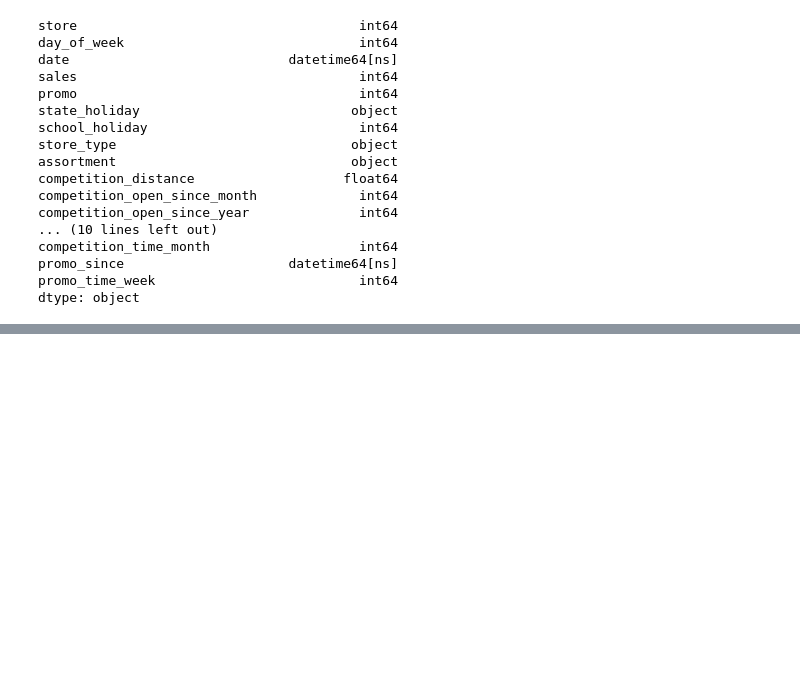
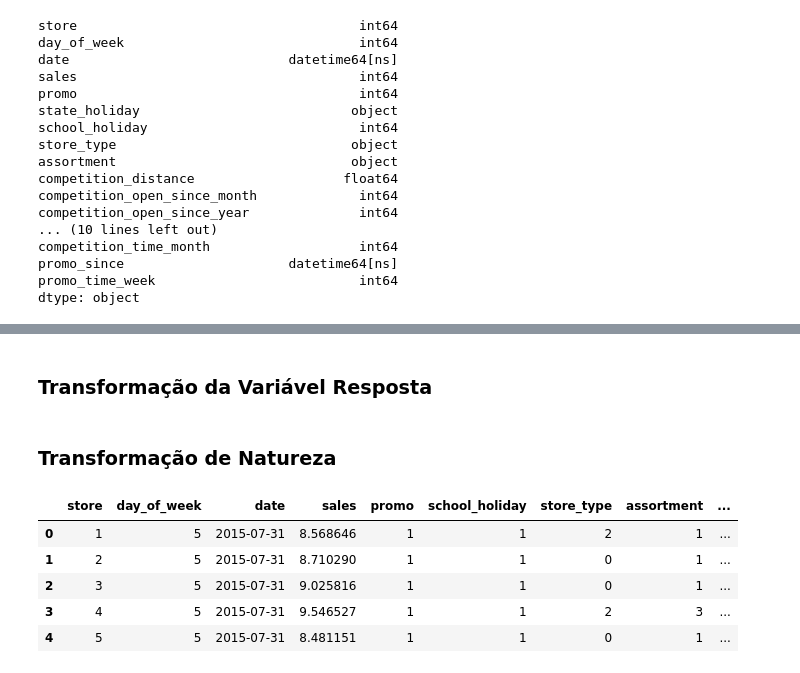
Before and after one commit to phfreitass/rossaman-sales-forecast, a Jupyter notebook: notebooks/1.0.ph_rossmann_store_sales.ipynb, the cells around one changed output, grey strips where cells are left out. Saved outputs shown, nothing was run; the diff lists cells and outputs as text; code cells hidden in the pictures; blank space fills up the shorter version.

Commit message:
Preparação dos dados - Transformação

```diff
--- a/notebooks/1.0.ph_rossmann_store_sales.ipynb
+++ b/notebooks/1.0.ph_rossmann_store_sales.ipynb
@@ -1369,0 +1374,54 @@ df5['year'] = mms.fit_transform( df5[['year']].values )
+# %%
+# state_holiday - One Hot Enconding
+# One Hot Encoding é utilizado para converter a variável categórica 'state_holiday' em variáveis dummy.
+# Isso cria novas colunas binárias (0 ou 1) para cada categoria, permitindo que o modelo trate essas categorias de forma numérica.
+df5 = pd.get_dummies( df5, prefix=['state_holiday'], columns=['state_holiday'] )
+
+# store_type - Label Encoding
+# Label Encoding é aplicado à variável 'store_type', convertendo as categorias em números inteiros.
+# Isso permite que o modelo use essas categorias como valores numéricos, onde cada tipo de loja recebe um número distinto.
+le = LabelEncoder()
+df5['store_type'] = le.fit_transform(df5['store_type'])
+
+# assortment - Ordinal Encoding
+# Ordinal Encoding é utilizado para a variável 'assortment', onde as categorias possuem uma ordem natural.
+# Nesse caso, as categorias 'basic', 'extra' e 'extended' são mapeadas para 1, 2 e 3, respectivamente, refletindo a ordem crescente de variedade.
+assortment_dict = {'basic': 1, 'extra': 2, 'extended': 3}
+df5['assortment'] = df5['assortment'].map(assortment_dict)
+# %% [markdown]
+### Transformação da Variável Resposta
+# %%
+# Aplicando transformação logarítmica aos valores de 'sales'
+# Facilita a modelagem ao reduzir o impacto de valores extremos e melhorar a linearidade dos dados.
+df5['sales'] = np.log1p(df5['sales'])
+# %% [markdown]
+### Transformação de Natureza
+# %%
+# day
+# Representação cíclica do dia usando seno e cosseno para capturar a natureza periódica dos dias do mês.
+df5['day_sin'] = df5['day'].apply( lambda x: np.sin( x *  ( 2. * np.pi/30 )) )
+df5['day_cos'] = df5['day'].apply( lambda x: np.cos( x *  ( 2. * np.pi/30 )) )
+
+# month
+# Transformação cíclica para o mês, utilizando seno e cosseno para representar a periodicidade dos meses do ano.
+df5['month_sin'] = df5['month'].apply( lambda x: np.sin( x *  ( 2. * np.pi/12 )) )
+df5['month_cos'] = df5['month'].apply( lambda x: np.cos( x *  ( 2. * np.pi/12 )) )
+
+# day of week
+# Codificação cíclica do dia da semana, aplicando seno e cosseno para modelar a repetição semanal.
+df5['day_of_week_sin'] = df5['day_of_week'].apply( lambda x: np.sin( x *  ( 2. * np.pi/7 )) )
+df5['day_of_week_cos'] = df5['day_of_week'].apply( lambda x: np.cos( x *  ( 2. * np.pi/7 )) )
+
+# week of year
+# Aplicação de seno e cosseno para capturar a periodicidade semanal ao longo do ano.
+df5['week_of_year_sin'] = df5['week_of_year'].apply( lambda x: np.sin( x *  ( 2. * np.pi/52 )) )
+df5['week_of_year_cos'] = df5['week_of_year'].apply( lambda x: np.cos( x *  ( 2. * np.pi/52 )) )
+# %%
+df5.head()
+# %% [output]
+|  | store | day_of_week | date | sales | promo | school_holiday | store_type | assortment | ... |
+| 0 | 1 | 5 | 2015-07-31 | 8.568646 | 1 | 1 | 2 | 1 | ... |
+| 1 | 2 | 5 | 2015-07-31 | 8.710290 | 1 | 1 | 0 | 1 | ... |
+| 2 | 3 | 5 | 2015-07-31 | 9.025816 | 1 | 1 | 0 | 1 | ... |
+| 3 | 4 | 5 | 2015-07-31 | 9.546527 | 1 | 1 | 2 | 3 | ... |
+| 4 | 5 | 5 | 2015-07-31 | 8.481151 | 1 | 1 | 0 | 1 | ... |
```
Also changed, not shown: parts of 8 cells of this notebook.
